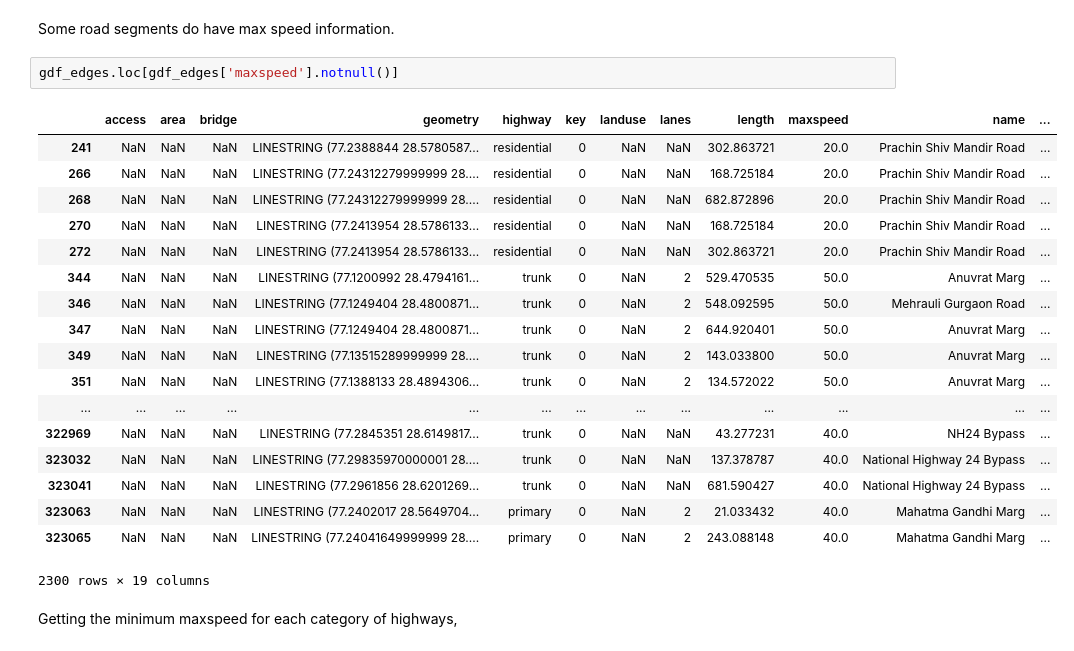
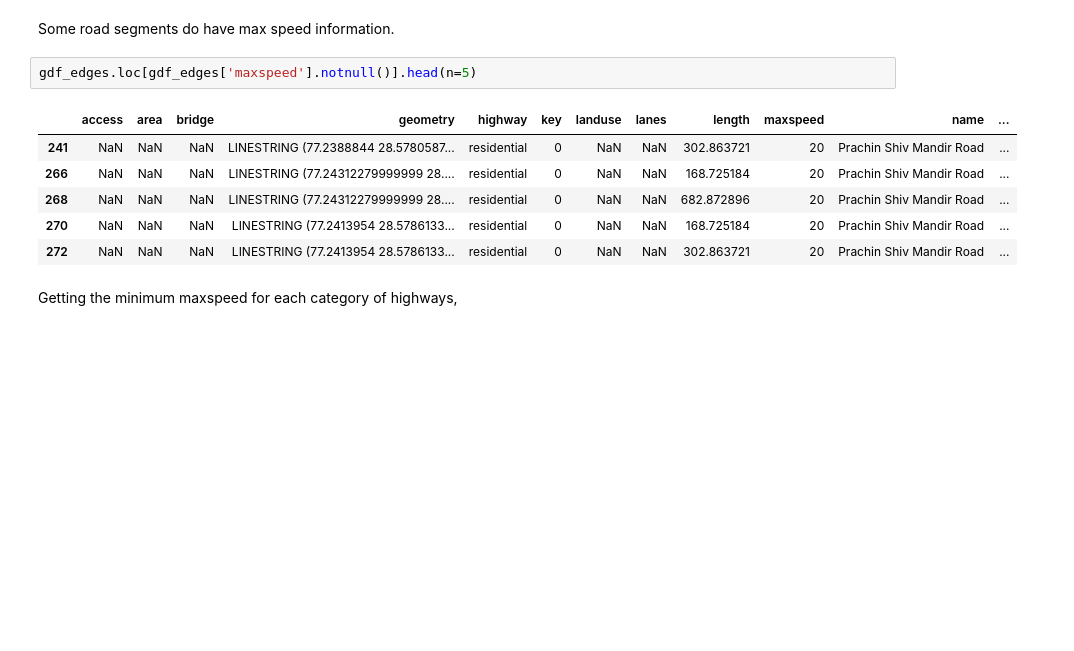
Before and after one commit to TavoloPerUno/delhi_ambulance_study, a Jupyter notebook: notebooks/Implementation strategy.ipynb, the cells around one changed output. Saved outputs shown, nothing was run; the diff lists cells and outputs as text; blank space fills up the shorter version.

```diff
--- a/notebooks/Implementation strategy.ipynb
+++ b/notebooks/Implementation strategy.ipynb
@@ -328,26 +300,14 @@ gdf_edges['maxspeed'] = list(map(util.tidy_maxspeed_tuple_to_int, gdf_edges['max
 # %% [markdown]
 Some road segments do have max speed information.
 # %%
-gdf_edges.loc[gdf_edges['maxspeed'].notnull()]
+gdf_edges.loc[gdf_edges['maxspeed'].notnull()].head(n=5)
 # %% [output]
 |  | access | area | bridge | geometry | highway | key | landuse | lanes | length | maxspeed | name | ... |
-| 241 | NaN | NaN | NaN | LINESTRING (77.2388844 28.5780587... | residential | 0 | NaN | NaN | 302.863721 | 20.0 | Prachin Shiv Mandir Road | ... |
-| 266 | NaN | NaN | NaN | LINESTRING (77.24312279999999 28.... | residential | 0 | NaN | NaN | 168.725184 | 20.0 | Prachin Shiv Mandir Road | ... |
-| 268 | NaN | NaN | NaN | LINESTRING (77.24312279999999 28.... | residential | 0 | NaN | NaN | 682.872896 | 20.0 | Prachin Shiv Mandir Road | ... |
-| 270 | NaN | NaN | NaN | LINESTRING (77.2413954 28.5786133... | residential | 0 | NaN | NaN | 168.725184 | 20.0 | Prachin Shiv Mandir Road | ... |
-| 272 | NaN | NaN | NaN | LINESTRING (77.2413954 28.5786133... | residential | 0 | NaN | NaN | 302.863721 | 20.0 | Prachin Shiv Mandir Road | ... |
-| 344 | NaN | NaN | NaN | LINESTRING (77.1200992 28.4794161... | trunk | 0 | NaN | 2 | 529.470535 | 50.0 | Anuvrat Marg | ... |
-| 346 | NaN | NaN | NaN | LINESTRING (77.1249404 28.4800871... | trunk | 0 | NaN | 2 | 548.092595 | 50.0 | Mehrauli Gurgaon Road | ... |
-| 347 | NaN | NaN | NaN | LINESTRING (77.1249404 28.4800871... | trunk | 0 | NaN | 2 | 644.920401 | 50.0 | Anuvrat Marg | ... |
-| 349 | NaN | NaN | NaN | LINESTRING (77.13515289999999 28.... | trunk | 0 | NaN | 2 | 143.033800 | 50.0 | Anuvrat Marg | ... |
-| 351 | NaN | NaN | NaN | LINESTRING (77.1388133 28.4894306... | trunk | 0 | NaN | 2 | 134.572022 | 50.0 | Anuvrat Marg | ... |
-| ... | ... | ... | ... | ... | ... | ... | ... | ... | ... | ... | ... | ... |
-| 322969 | NaN | NaN | NaN | LINESTRING (77.2845351 28.6149817... | trunk | 0 | NaN | NaN | 43.277231 | 40.0 | NH24 Bypass | ... |
-| 323032 | NaN | NaN | NaN | LINESTRING (77.29835970000001 28.... | trunk | 0 | NaN | NaN | 137.378787 | 40.0 | National Highway 24 Bypass | ... |
-| 323041 | NaN | NaN | NaN | LINESTRING (77.2961856 28.6201269... | trunk | 0 | NaN | NaN | 681.590427 | 40.0 | National Highway 24 Bypass | ... |
-| 323063 | NaN | NaN | NaN | LINESTRING (77.2402017 28.5649704... | primary | 0 | NaN | 2 | 21.033432 | 40.0 | Mahatma Gandhi Marg | ... |
-| 323065 | NaN | NaN | NaN | LINESTRING (77.24041649999999 28.... | primary | 0 | NaN | 2 | 243.088148 | 40.0 | Mahatma Gandhi Marg | ... |
+| 241 | NaN | NaN | NaN | LINESTRING (77.2388844 28.5780587... | residential | 0 | NaN | NaN | 302.863721 | 20 | Prachin Shiv Mandir Road | ... |
+| 266 | NaN | NaN | NaN | LINESTRING (77.24312279999999 28.... | residential | 0 | NaN | NaN | 168.725184 | 20 | Prachin Shiv Mandir Road | ... |
+| 268 | NaN | NaN | NaN | LINESTRING (77.24312279999999 28.... | residential | 0 | NaN | NaN | 682.872896 | 20 | Prachin Shiv Mandir Road | ... |
+| 270 | NaN | NaN | NaN | LINESTRING (77.2413954 28.5786133... | residential | 0 | NaN | NaN | 168.725184 | 20 | Prachin Shiv Mandir Road | ... |
+| 272 | NaN | NaN | NaN | LINESTRING (77.2413954 28.5786133... | residential | 0 | NaN | NaN | 302.863721 | 20 | Prachin Shiv Mandir Road | ... |
-2300 rows × 19 columns
 # %% [markdown]
 Getting the minimum maxspeed for each category of highways,
 # %%
```
Also changed, not shown: parts of 5 cells of this notebook, 2 other files.
